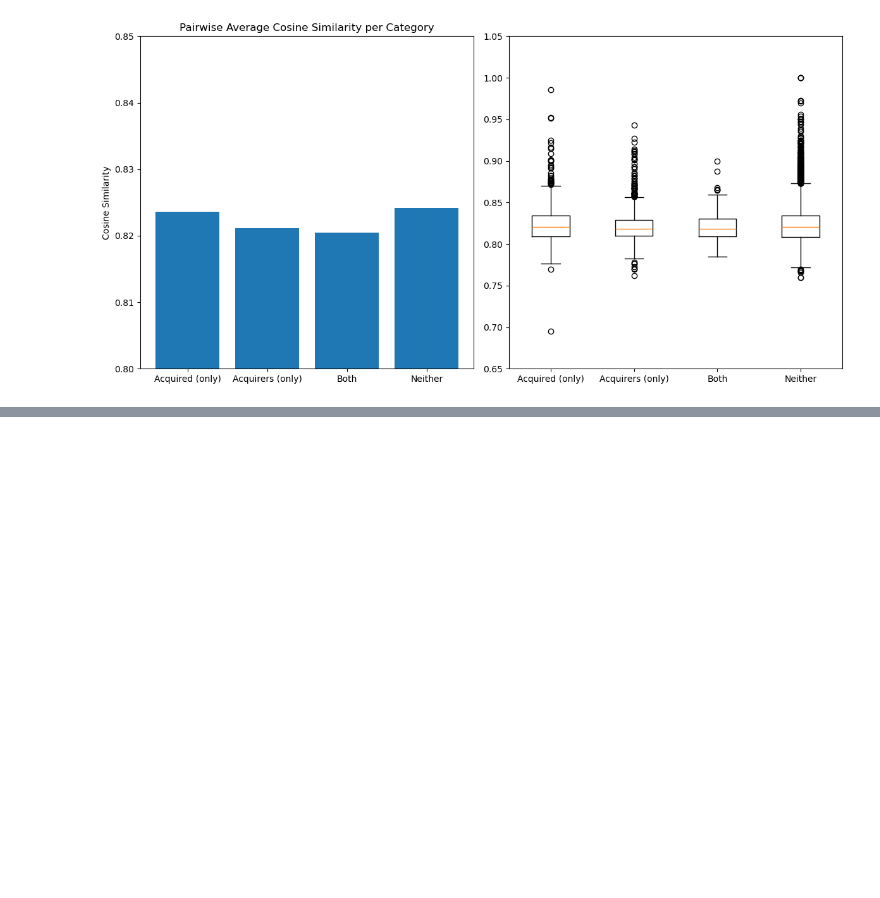
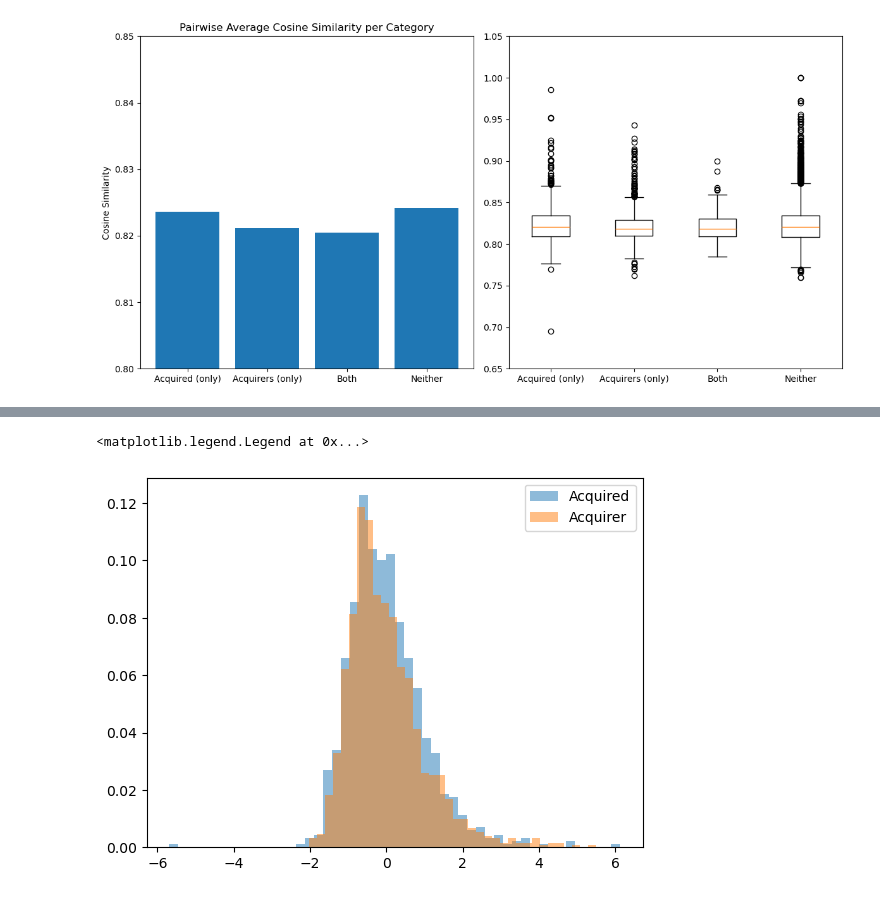
Before and after one commit to mohkmsingh/BigDataProject, a Jupyter notebook: CosineSimilarityOfCompanies.ipynb, the cells around one changed output, grey strips where cells are left out. Drawn from its saved outputs; the diff is of its cells as text; code cells hidden in the pictures; blank space fills up the shorter version.

```diff
--- a/CosineSimilarityOfCompanies.ipynb
+++ b/CosineSimilarityOfCompanies.ipynb
@@ -468,0 +610,33 @@ plt.boxplot([acquiredCentroidSim, acquirerCentroidSim, bothCentroidSim, neitherC
+# %%
+import random
+import numpy
+from matplotlib import pyplot
+
+def zNormalizeList(elements):
+    mean = np.mean(elements)
+    std = np.std(elements)
+    normalizedList = [(x - mean) / std for x in elements]
+    return normalizedList
+
+acquiredCentroidSim_norm = zNormalizeList(acquiredCentroidSim)
+acquirerCentroidSim_norm = zNormalizeList(acquirerCentroidSim)
+
+binCounts1, binEdges1 = np.histogram(acquiredCentroidSim_norm, bins="auto", density=True)
+binCounts2, binEdges2 = np.histogram(acquirerCentroidSim_norm, bins="auto", density=True)
+
+binWidths1 = np.diff(binEdges1)
+binWidths2 = np.diff(binEdges2)
+
+normalizedHeights1 = binCounts1 * binWidths1
+normalizedHeights2 = binCounts2 * binWidths2
+
+plt.bar(binEdges1[:-1], normalizedHeights1, width = binWidths1, align="edge", alpha = 0.5, label = "Acquired")
+plt.bar(binEdges2[:-1], normalizedHeights2, width = binWidths2, align="edge", alpha = 0.5, label = "Acquirer")
+plt.legend(loc='upper right')
+# pyplot.hist(acquiredCentroidSim_norm, bins, alpha=0.5, label='x')
+# pyplot.hist(acquirerCentroidSim_norm, bins, alpha=0.5, label='y')
+# pyplot.legend(loc='upper right')
+# pyplot.show()
+# %% [output]
+<matplotlib.legend.Legend at 0x...>
+[figure, added]
```
Also changed, not shown: parts of 8 cells of this notebook.
